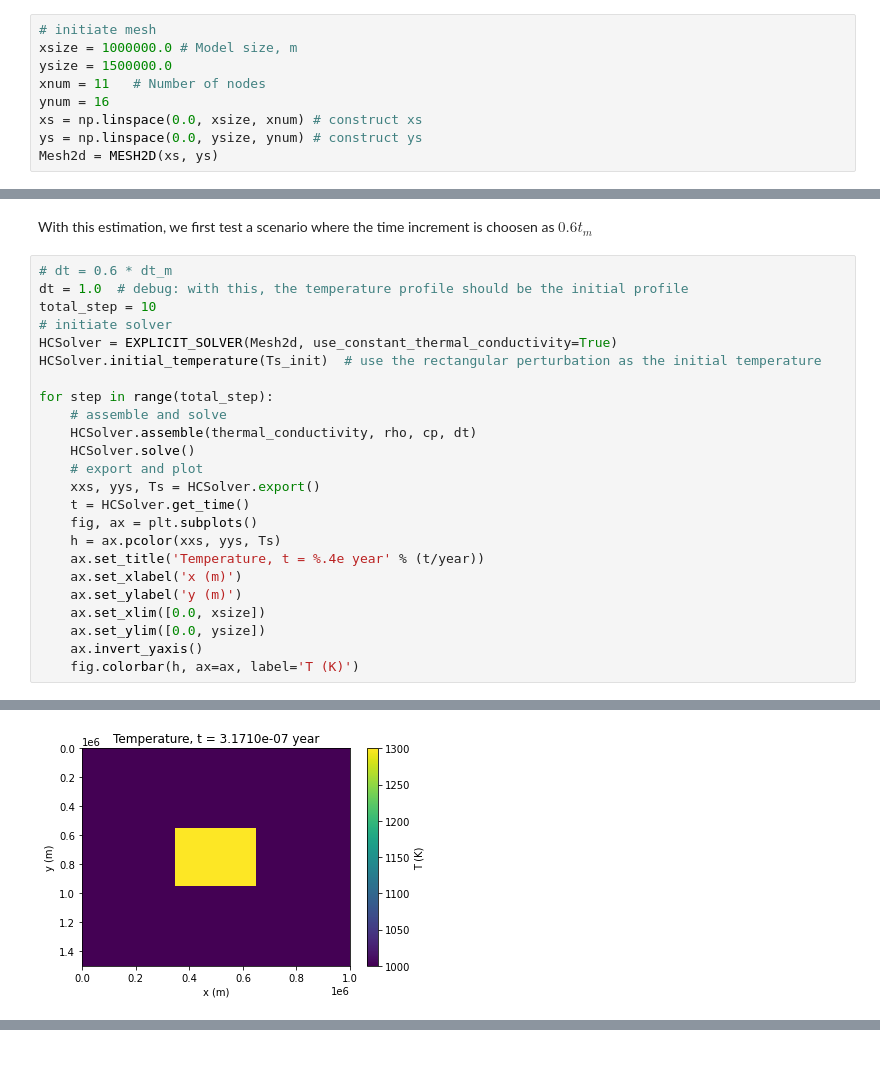
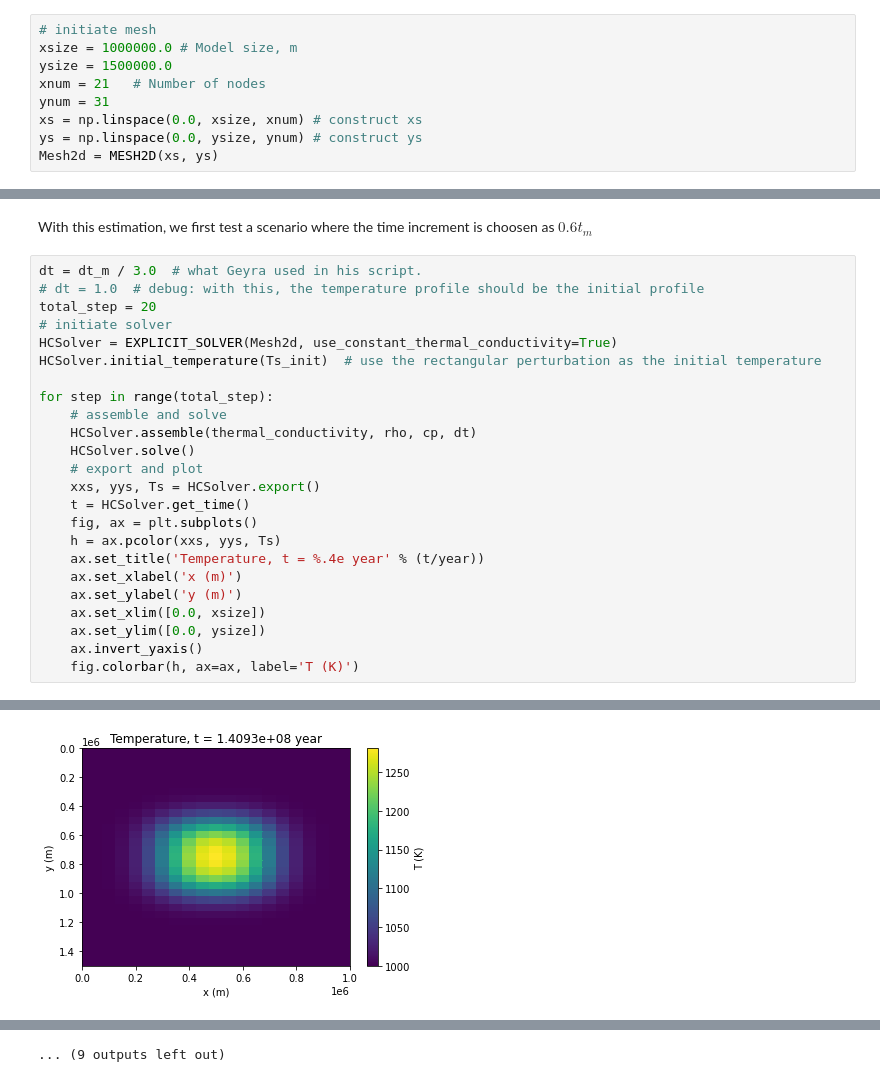
Before and after one commit to lhy11009/gerya_ipynb, a Jupyter notebook: CH10/Explicit_Implicit2D.ipynb, the cells around one changed output, grey strips where cells are left out. Cells and saved outputs as stored; diff of their text form.

```diff
--- a/CH10/Explicit_Implicit2D.ipynb
+++ b/CH10/Explicit_Implicit2D.ipynb
@@ -27,8 +27,8 @@ Here, we use a regular grid of 51 × 31 points. The model size is 1000 × 1500 k
 # initiate mesh
 xsize = 1000000.0 # Model size, m
 ysize = 1500000.0
-xnum = 11   # Number of nodes
-ynum = 16
+xnum = 21   # Number of nodes
+ynum = 31
 xs = np.linspace(0.0, xsize, xnum) # construct xs
 ys = np.linspace(0.0, ysize, ynum) # construct ys
 Mesh2d = MESH2D(xs, ys)
@@ -99,9 +99,9 @@ Limit on time step: 1.6912e+08 year
 # %% [markdown]
 With this estimation, we first test a scenario where the time increment is choosen as $0.6 t_m$
 # %%
-# dt = 0.6 * dt_m
-dt = 1.0  # debug: with this, the temperature profile should be the initial profile
-total_step = 10
+dt = dt_m / 3.0  # what Geyra used in his script.
+# dt = 1.0  # debug: with this, the temperature profile should be the initial profile
+total_step = 20
 # initiate solver
 HCSolver = EXPLICIT_SOLVER(Mesh2d, use_constant_thermal_conductivity=True)
 HCSolver.initial_temperature(Ts_init)  # use the rectangular perturbation as the initial temperature
@@ -145 +155 @@ Temperature solver: 3.4761e-04 s to solver
-[figure, old version]
+[figure, new version]
@@ -145,0 +157 @@ Temperature solver: 3.4761e-04 s to solver
+... (9 outputs left out)
```
Also changed, not shown: parts of 3 cells of this notebook, 2 other files.
